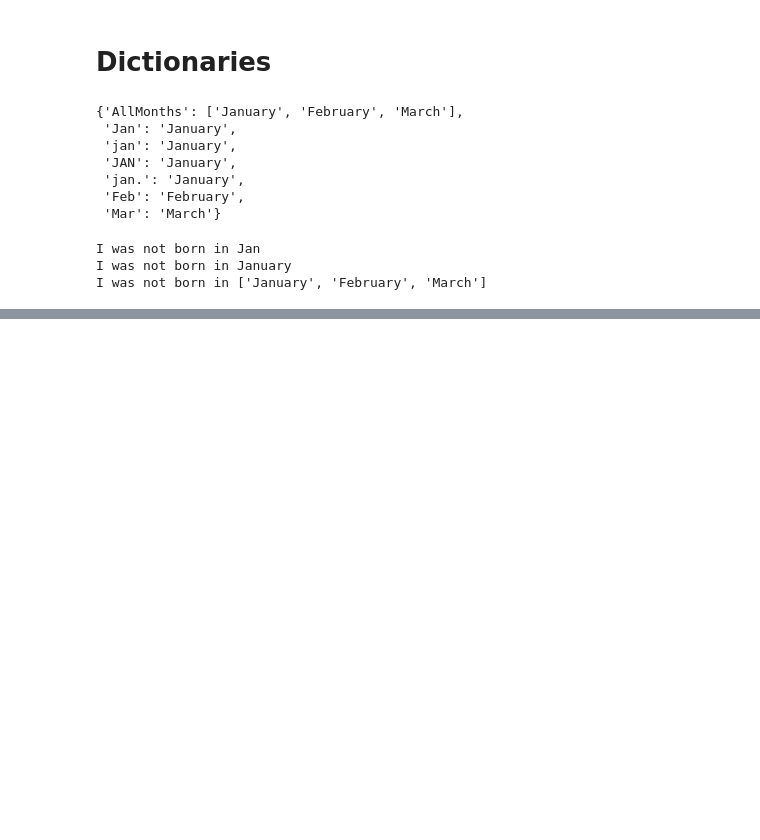
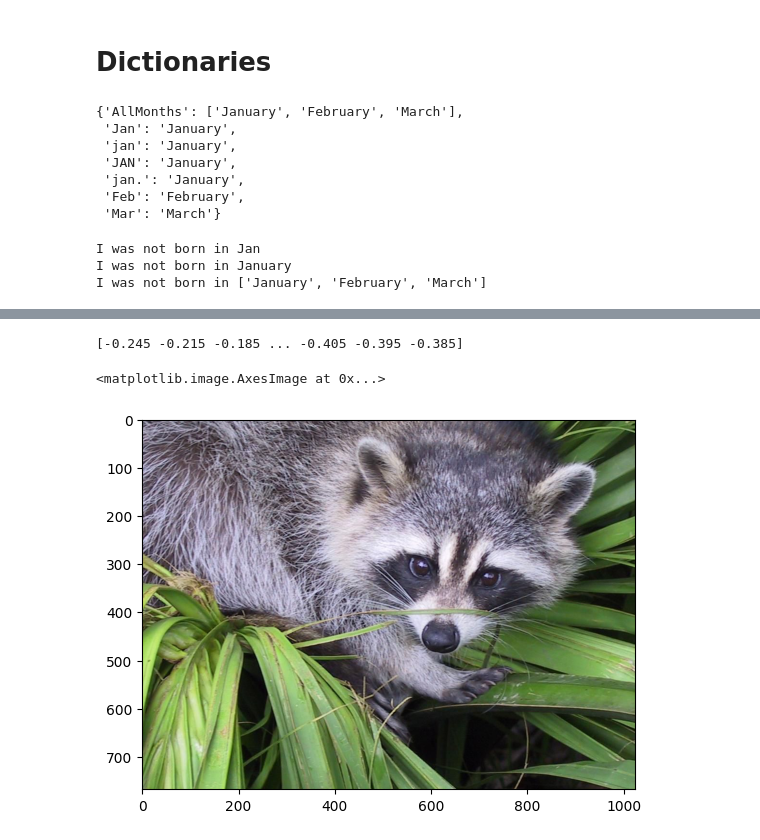
Before and after one commit to pulsetracker/BIOS6644_Spring_2024, a Jupyter notebook: Modules/Module_0/docs/M0_Python_Refresher.ipynb, the cells around one changed output, grey strips where cells are left out. Drawn from its saved outputs; the diff is of its cells as text; code cells hidden in the pictures; blank space fills up the shorter version.

```diff
--- a/Modules/Module_0/docs/M0_Python_Refresher.ipynb
+++ b/Modules/Module_0/docs/M0_Python_Refresher.ipynb
@@ -357,0 +416,6 @@ print(lines[37:41])
+# %%
+# Scipy has lots of useful sublibraries
+from scipy.datasets import face, electrocardiogram
+
+face = face()
+ecg = electrocardiogram()
@@ -357,0 +444,12 @@ print(lines[37:41])
+# %%
+print(ecg)
+# %% [output]
+[-0.245 -0.215 -0.185 ... -0.405 -0.395 -0.385]
+# %%
+# Matplot lib is useful for looking at these:
+
+import pylab as plt
+plt.imshow(face)
+# %% [output]
+<matplotlib.image.AxesImage at 0x...>
+[figure, added]
```
Also changed, not shown: parts of 16 cells of this notebook.
